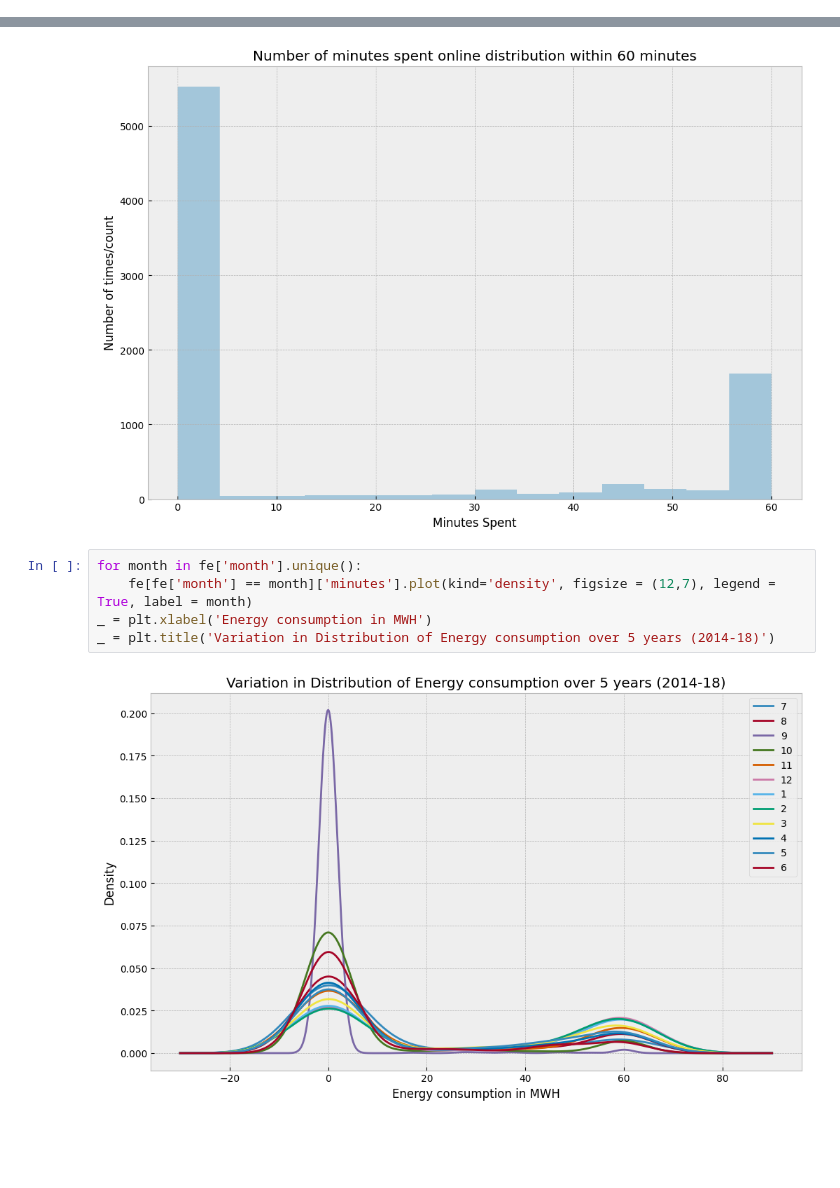
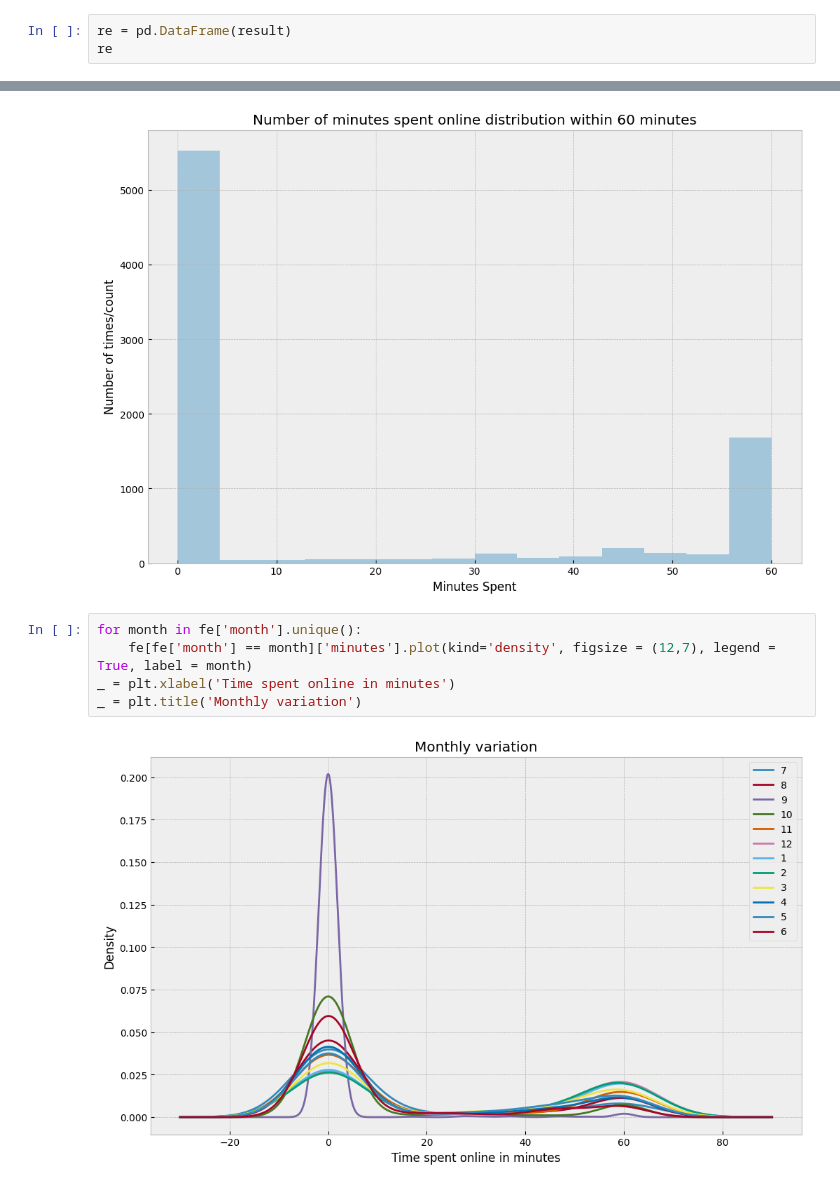
Before and after one commit to yashaswiwal/driver_availability, a Jupyter notebook: driver_availability_EDA.ipynb, the cells around one changed output, grey strips where cells are left out. Drawn from its saved outputs; the diff is of its cells as text; blank space fills up the shorter version.

```diff
--- a/driver_availability_EDA.ipynb
+++ b/driver_availability_EDA.ipynb
@@ -249,0 +254,3 @@ re = re.set_index('start_hour',drop=True)
+# %%
+re = pd.DataFrame(result)
+re
@@ -326,8 +348,8 @@ _ = plt.ylabel('Number of times/count')
 # %%
 for month in fe['month'].unique():
     fe[fe['month'] == month]['minutes'].plot(kind='density', figsize = (12,7), legend = True, label = month)
-_ = plt.xlabel('Energy consumption in MWH')
-_ = plt.title('Variation in Distribution of Energy consumption over 5 years (2014-18)')
+_ = plt.xlabel('Time spent online in minutes')
+_ = plt.title('Monthly variation')
 # %% [output]
-[figure, old version]
+[figure, new version]
 # %%
```
Also changed, not shown: parts of 14 cells of this notebook.
